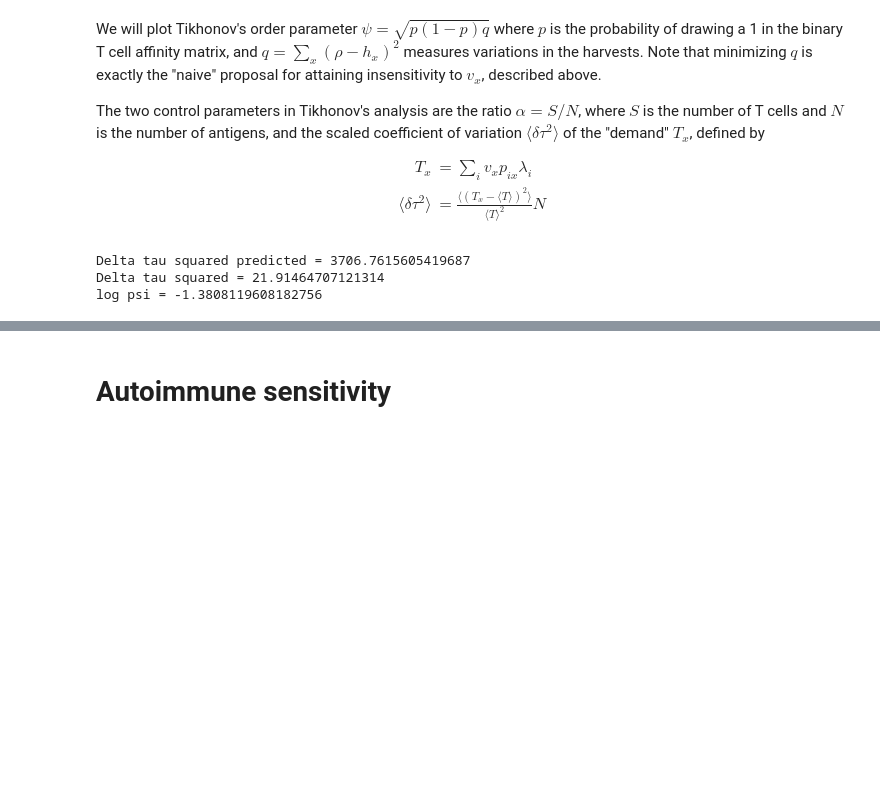
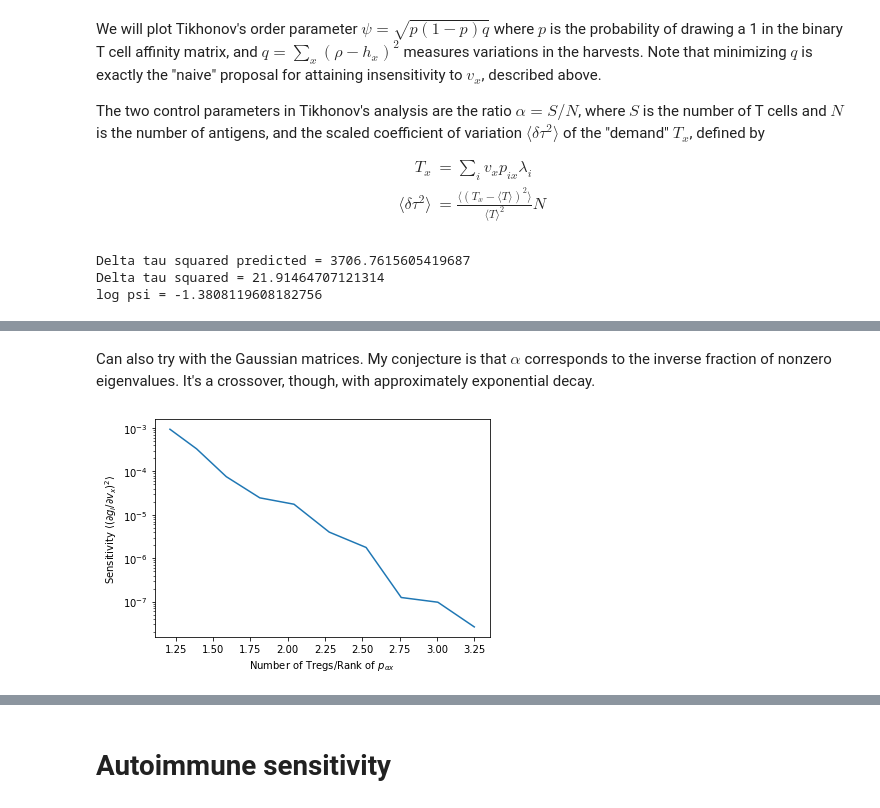
Before and after one commit to Ninjaneer32/immune-svm, a Jupyter notebook: scripts/Testing.ipynb, the cells around one changed output, grey strips where cells are left out. Saved outputs shown, nothing was run; the diff lists cells and outputs as text; code cells hidden in the pictures; blank space fills up the shorter version.

```diff
--- a/scripts/Testing.ipynb
+++ b/scripts/Testing.ipynb
@@ -710,10 +711,3 @@ print('log psi = '+str(np.log10(psi)))
 Delta tau squared predicted = 3706.7615605419687
 Delta tau squared = 21.91464707121314
 log psi = -1.3808119608182756
-# %%
-phiab = phi_reg_reg[Treg>1e-4,:]
-phiab = phiab[:,Treg>1e-4]
-
-lam,u=np.linalg.eig(phiab)
-plt.plot(np.log10(lam))
-plt.show()
@@ -748,4 +713,0 @@ np.sum(lam>thresh)
-# %%
-
-lam,u = np.linalg.eig(phi_reg_reg)plt.plot(np.log10(np.real(lam)))
-plt.show()
@@ -804,0 +797,58 @@ plt.show()
+# %% [markdown]
+Can also try with the Gaussian matrices. My conjecture is that $\alpha$ corresponds to the inverse fraction of nonzero eigenvalues. It's a crossover, though, with approximately exponential decay.
+# %%
+#declare simulation paramaters:
+nw_vec = np.linspace(1,4,10)
+Num_rep = 10
+thresh=1e-4
+params={
+#the number of Tregs
+'Num_treg' : 500,
+#the number of Tcells
+'Num_tcell' : 500,
+#the number of sites
+'Num_sites' : 5000,
+#the Treg- antigen site binding strenth
+'c' : 1.0,
+#the varience in Treg-antigen binding around zero
+'sigma_c' : 0.0,
+#the varience in Treg-antigen binding around c
+'sigma_cp' : 0.0,
+#the binding
+'pval_cell' : 0.1,
+'pval_treg' : 0.1,
+'max_v' : 1.0}
+
+#generate a Treg-Tcell graph
+#######################################
+
+
+#Define antigen concentrations
+vx = 0.5*params['max_v'] * np.ones(params['Num_sites'])
+
+####################################################################################
+#compute the Treg steady state and active set of constraints
+sensitivity = np.zeros(len(nw_vec))
+alpha_vec = np.zeros(len(nw_vec))
+
+for k in range(len(nw_vec)):
+    params['niche_width'] = nw_vec[k]*params['Num_sites']/params['Num_treg']
+    sense_temp = []
+
+    for j in range(Num_rep):
+        pix, palphax = MakeAffinities_circulant_rand(params)
+        phi_reg_reg, phi_cell_reg, rvals = MakeOverlaps(pix,palphax,vx)
+        Tcell, Treg = TrainNetwork(phi_reg_reg,phi_cell_reg,rvals)
+        dgdvx = ((pix*(1-palphax.T.dot(Treg)))**2).mean()
+        lam,u = np.linalg.eig(phi_reg_reg)
+        alpha_vec[k] += params['Num_treg']/((lam>thresh).sum()*Num_rep)
+        sense_temp.append(dgdvx)
+
+    sensitivity[k] = np.median(sense_temp)
+
+plt.semilogy(alpha_vec,sensitivity)
+plt.gca().set_xlabel(r'Number of Tregs/Rank of $p_{\alpha x}$')
+plt.gca().set_ylabel(r'Sensitivity $\langle (\partial g_i/\partial v_x)^2\rangle$')
+plt.show()
+# %% [output]
+[figure, added]
```
Also changed, not shown: parts of 25 cells of this notebook, 2 other files.
